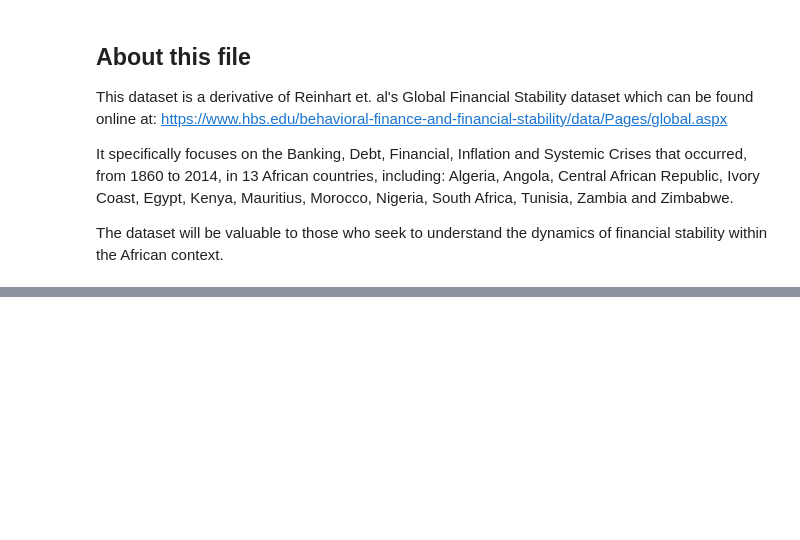
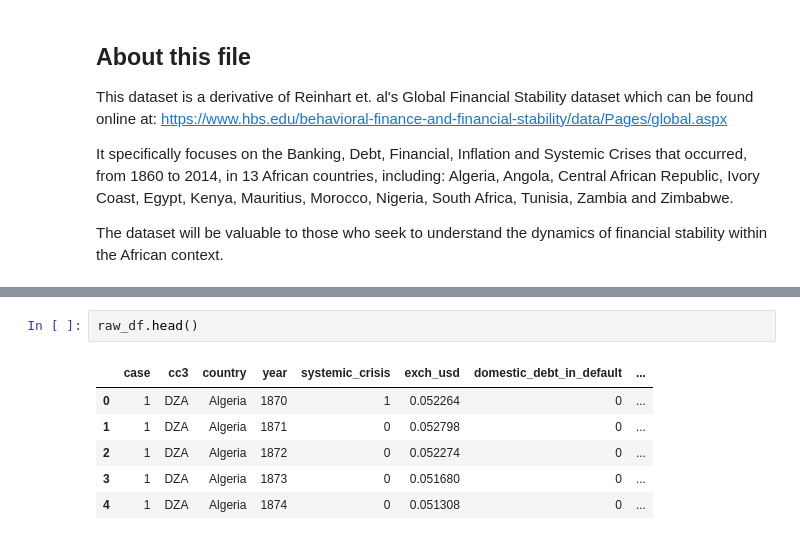
Before and after one commit to LeeBoy-Hmong/MachineLearning, a Jupyter notebook: FinancialCrisis/FinancialAfrica.ipynb, the cells around one changed output, grey strips where cells are left out. Saved outputs shown, nothing was run; the diff lists cells and outputs as text; blank space fills up the shorter version.

```diff
--- a/FinancialCrisis/FinancialAfrica.ipynb
+++ b/FinancialCrisis/FinancialAfrica.ipynb
@@ -36,0 +61,9 @@ init_notebook_mode(connected=True)  # Set to true to load JS form Plotly's CDN -
+# %%
+raw_df.head()
+# %% [output]
+|  | case | cc3 | country | year | systemic_crisis | exch_usd | domestic_debt_in_default | ... |
+| 0 | 1 | DZA | Algeria | 1870 | 1 | 0.052264 | 0 | ... |
+| 1 | 1 | DZA | Algeria | 1871 | 0 | 0.052798 | 0 | ... |
+| 2 | 1 | DZA | Algeria | 1872 | 0 | 0.052274 | 0 | ... |
+| 3 | 1 | DZA | Algeria | 1873 | 0 | 0.051680 | 0 | ... |
+| 4 | 1 | DZA | Algeria | 1874 | 0 | 0.051308 | 0 | ... |
```
Also changed, not shown: parts of 7 cells of this notebook.
